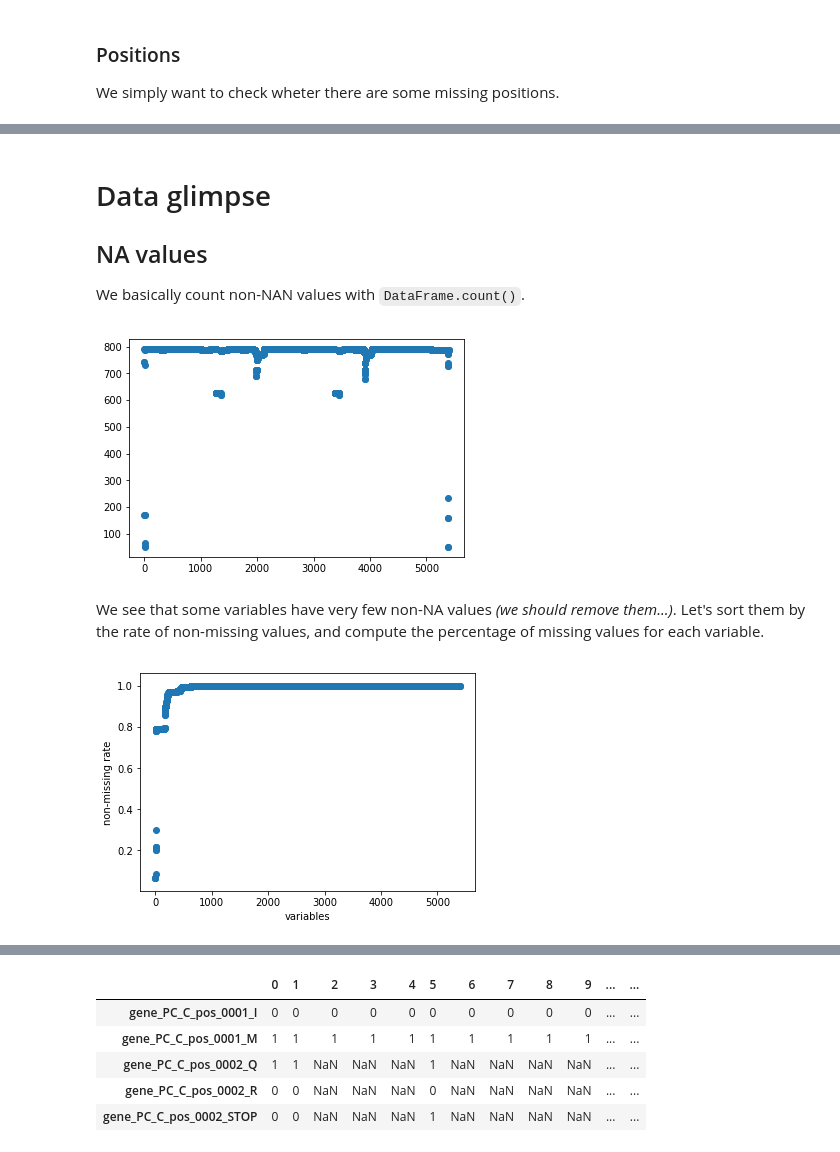
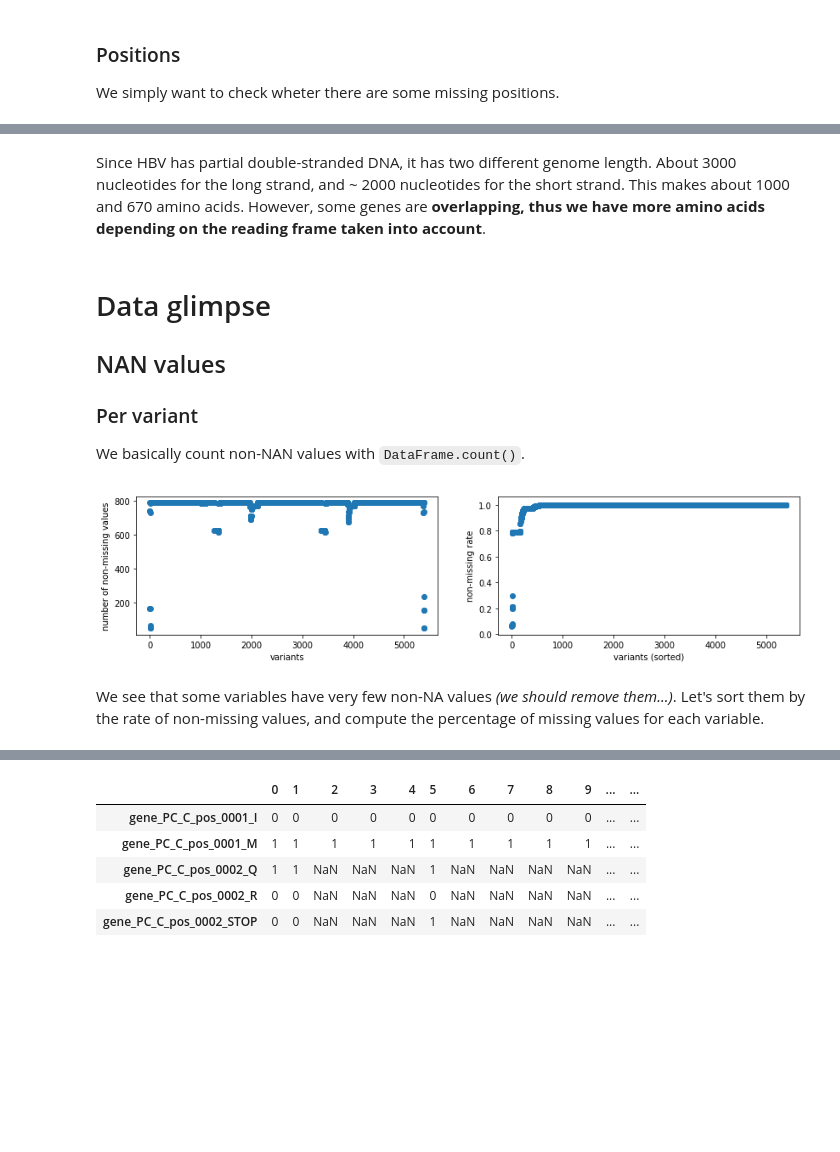
Before and after one commit to matthiaszeller/HBV, a Jupyter notebook: Viral data.ipynb, the cells around one changed output, grey strips where cells are left out. Saved outputs shown, nothing was run; the diff lists cells and outputs as text; code cells hidden in the pictures; blank space fills up the shorter version.

```diff
--- a/Viral data.ipynb
+++ b/Viral data.ipynb
@@ -86,22 +88,28 @@ There are 844 amino acid positions in total in the viral genome.
+# %% [markdown]
+Since HBV has partial double-stranded DNA, it has two different genome length. About 3000 nucleotides for the long strand, and ~ 2000 nucleotides for the short strand. This makes about 1000 and 670 amino acids. However, some genes are **overlapping, thus we have more amino acids depending on the reading frame taken into account**.
 # %% [markdown]
 # Data glimpse
 
-## NA values
+## NAN values
+
+### Per variant
 
 We basically count non-NAN values with `DataFrame.count()`.
-# %%
-counts = df_aa.count()
-r = np.arange(1, len(counts)+1)
-plt.scatter(x=r, y=counts);
-# %% [output]
-[figure, removed]
+# %%
+fig, ax = plt.subplots(1, 2, figsize=(14, 3))
+# Count the non-missing values
+variants_counts = df_aa.count()
+r = np.arange(1, len(variants_counts)+1)
+# Plot it
+ax[0].scatter(x=r, y=variants_counts);
+ax[0].set_xlabel('variants'); ax[0].set_ylabel('number of non-missing values')
+# Want to sort it
+N_ind = df_aa.shape[0]
+missing_rates = variants_counts.sort_values()
+missing_rates = missing_rates/N_ind
+plt.scatter(x=np.arange(1, len(variants_counts)+1), y=missing_rates);
+plt.ylabel('non-missing rate'); plt.xlabel('variants (sorted)');
+# %% [output]
+[figure, added]
 # %% [markdown]
 We see that some variables have very few non-NA values *(we should remove them...)*. Let's sort them by the rate of non-missing values, and compute the percentage of missing values for each variable.
-# %%
-N_ind = df_aa.shape[0]
-missing_rates = counts.sort_values()
-missing_rates = missing_rates/N_ind
-plt.scatter(x=np.arange(1, len(counts)+1), y=missing_rates);
-plt.ylabel('non-missing rate'); plt.xlabel('variables');
-# %% [output]
-[figure, removed]
```
Also changed, not shown: parts of 19 cells of this notebook, 2 other files.
